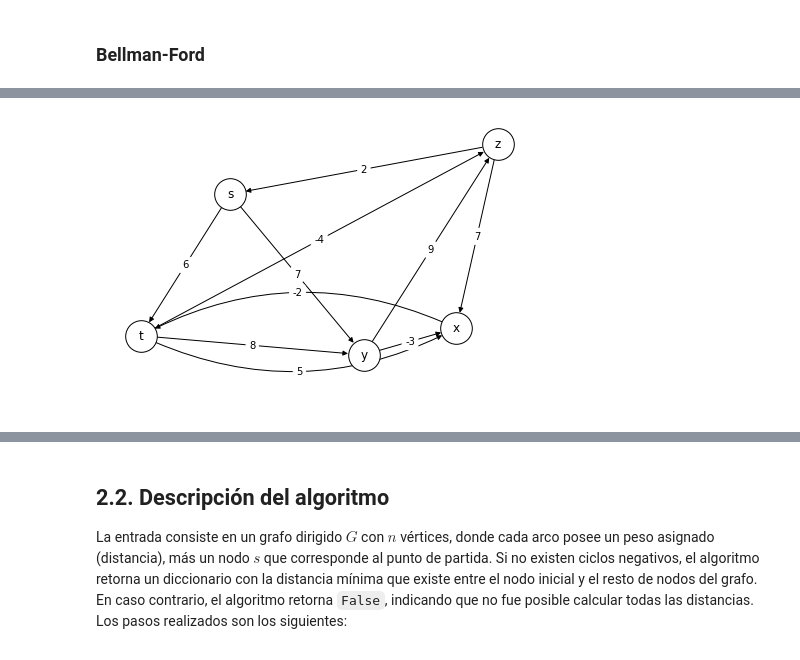
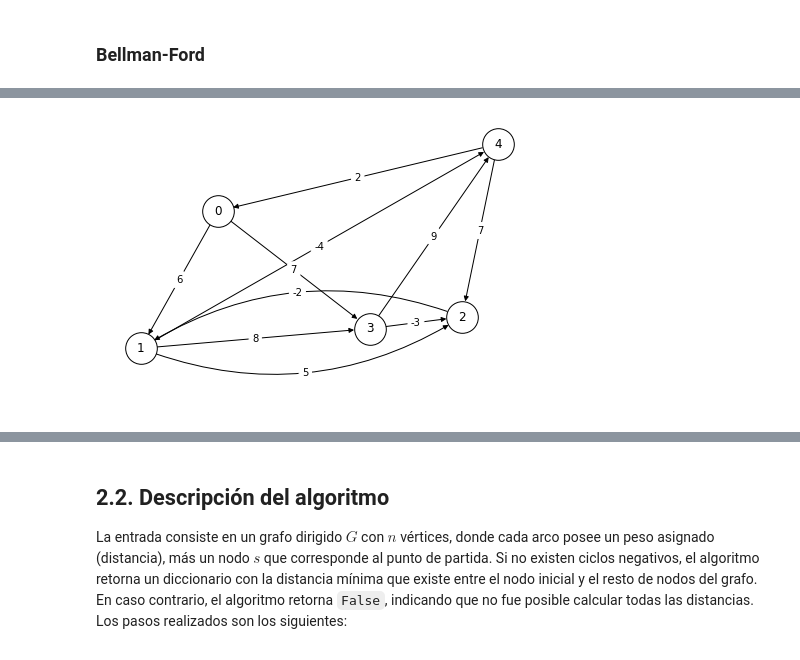
Before and after one commit to OscarRojasG/ADA-Informes, a Jupyter notebook: Informe11-BellmanFord.ipynb, the cells around one changed output, grey strips where cells are left out. Saved outputs shown, nothing was run; the diff lists cells and outputs as text; code cells hidden in the pictures.

```diff
--- a/Informe11-BellmanFord.ipynb
+++ b/Informe11-BellmanFord.ipynb
@@ -85,7 +89,7 @@ import matplotlib.pyplot as plt
 import networkx as nx
 
 def draw_graph(G):
-  pos = nx.spring_layout(G, k=2.5, seed=1)
+  pos = nx.spring_layout(G, k=2.25, seed=1)
   nx.draw(G, pos, node_size=1000, node_color='white', edgecolors='black', edgelist=[])
   nx.draw_networkx_labels(G, pos, font_size=12)
 
@@ -142,20 +119,20 @@ def create_graph(edges):
 from termcolor import colored
 from math import inf
 
-def bellman_ford(G, s, verbose=False):
+def bellman_ford(G, s, visualize = False, verbose = False):
+  size = len(G.nodes())
+  distance = [0] * size # Almacena la distancia de s a cada nodo
+
   for n in G.nodes():
-    # Inicializamos la distancia de 's' a cada nodo 'v' como infinito
-    G.nodes[n]['distance'] = inf
+    distance[n] = inf # Inicializamos la distancia a cada nodo en infinito
 
-  # Inicializamos el nodo de partida con distancia cero
-  G.nodes[s]['distance'] = 0
+  distance[s] = 0 # Inicializamos el nodo de partida con distancia cero
 
   if verbose:
     print(f"Inicializando nodo {colored(s, 'magenta')} con distancia 0")
     print(f"Inicializando resto de nodos con distancia infinita")
 
-  # Se recorren los arcos del grafo n-1 veces
-  for i in range(len(G.nodes())-1):
+  for i in range(size - 1): # Se recorren los arcos del grafo V - 1 veces
     changed = False # Revisa si hubo cambios en la iteración actual
 
     if verbose:
@@ -163,38 +140,33 @@ def bellman_ford(G, s, verbose=False):
 
     for e in G.edges():
       u, v = e[0], e[1]
-
-      distance_u = G.nodes[u]['distance'] # Mínima distancia de 's' hasta 'u'
-      distance_v = G.nodes[v]['distance'] # Miníma distancia de 's' hasta 'v'
-      weight = G[u][v]['weight'] # Distancia de 'u' hasta 'v'
-
-      distance_v2 = distance_u + weight # Se calcula la nueva distancia a 'v'
+      d = distance[u] + G[u][v]['weight'] # Calculamos la distancia
 
       if verbose:
         print(f"Calculando distancia al nodo {colored(v, 'magenta')} ", end='')
         print(f"con nodo predecesor {colored(u, 'blue')}: ", end='')
-        print(f"{distance_u} + {weight} = {colored(distance_v2, 'green')}")
+        print(f"{distance[u]} + {G[u][v]['weight']} = {colored(d, 'green')}")
 
-      # Si la distancia calculada es menor se actualiza
-      if distance_v2 < distance_v:
-        G.nodes[v]['distance'] = distance_v2
-        G.nodes[v]['predecessor'] = u
+      if d < distance[v]: # Si la distancia es menor la actualizamos
+        distance[v] = d
         changed = True
 
         if verbose:
-          print(f"Distancia ({colored(distance_v2, 'green')}) es menor ", end='')
-          print(f"a la actual ({distance_v}). Actualizando...")
+          print(f"Distancia ({colored(d, 'green')}) es menor ", end='')
+          print(f"a la actual ({d}). Actualizando...")
 
       else:
         if verbose:
-          print(f"Distancia ({colored(distance_v2, 'green')}) es mayor ", end='')
-          print(f"a la actual ({distance_v})")
+          print(f"Distancia ({colored(d, 'green')}) es mayor ", end='')
+          print(f"a la actual ({d})")
 
     # Si no hubo cambios en la última iteración, rompemos el ciclo
     if changed == False:
       if verbose:
         print(f"\nNo hubo cambios en la última iteración. Rompiendo ciclo...\n")
       break
+
+  if visualize: draw_graph(G)
 
   if changed == True:
     if verbose:
@@ -203,42 +175,30 @@ def bellman_ford(G, s, verbose=False):
     # Se vuelven a recorrer los arcos para revisar si existen ciclos negativos
     for e in G.edges():
       u, v = e[0], e[1]
+      d = distance[u] + G[u][v]['weight']
 
-      distance_u = G.nodes[u]['distance'] # Mínima distancia de 's' hasta 'u'
-      distance_v = G.nodes[v]['distance'] # Miníma distancia de 's' hasta 'v'
-      weight = G[u][v]['weight'] # Distancia de 'u' hasta 'v'
+      if d < distance[v]:
+        if verbose: print(f"Ciclo negativo detectado.")
+        return list() # Si existe un ciclo negativo retornamos una lista vacía
 
-      if (distance_u + weight) < distance_v:
-        if verbose:
-          print(f"Ciclo negativo detectado.")
-          print(f"Salida: False")
+  if verbose: print(f"Distancias: {distance}")
 
-        return False # Existe un ciclo negativo
-
-  distances = nx.get_node_attributes(G, 'distance')
-
-  if verbose:
-    print(f"Distancias obtenidas: ")
-    print(', '.join('{}: {}'.format(node, distance) for node, distance
-              in sorted(distances.items())))
-
-  return distances
+  return distance
 
 edges = [
-  ('s', 't', 6),
-  ('s', 'y', 7),
-  ('t', 'x', 5),
-  ('t', 'y', 8),
-  ('t', 'z', -4),
-  ('x', 't', -2),
-  ('y', 'x', -3),
-  ('y', 'z', 9),
-  ('z', 's', 2),
-  ('z', 'x', 7)
+  (0, 1,  6),
+  (0, 3,  7),
+  (1, 2,  5),
+  (1, 3,  8),
+  (1, 4, -4),
+  (2, 1, -2),
+  (3, 2, -3),
+  (3, 4,  9),
+  (4, 0,  2),
+  (4, 2,  7)
 ]
 
 G = create_graph(edges)
-distances = bellman_ford(G, 's')
-print(distances)
-draw_graph(G)
+d = bellman_ford(G, 0, True)
+print(f"Distancias: {d}")
 # %% [output]
@@ -246 +206 @@ draw_graph(G)
-[figure, old version]
+[figure, new version]
```
Also changed, not shown: parts of 12 cells of this notebook.
